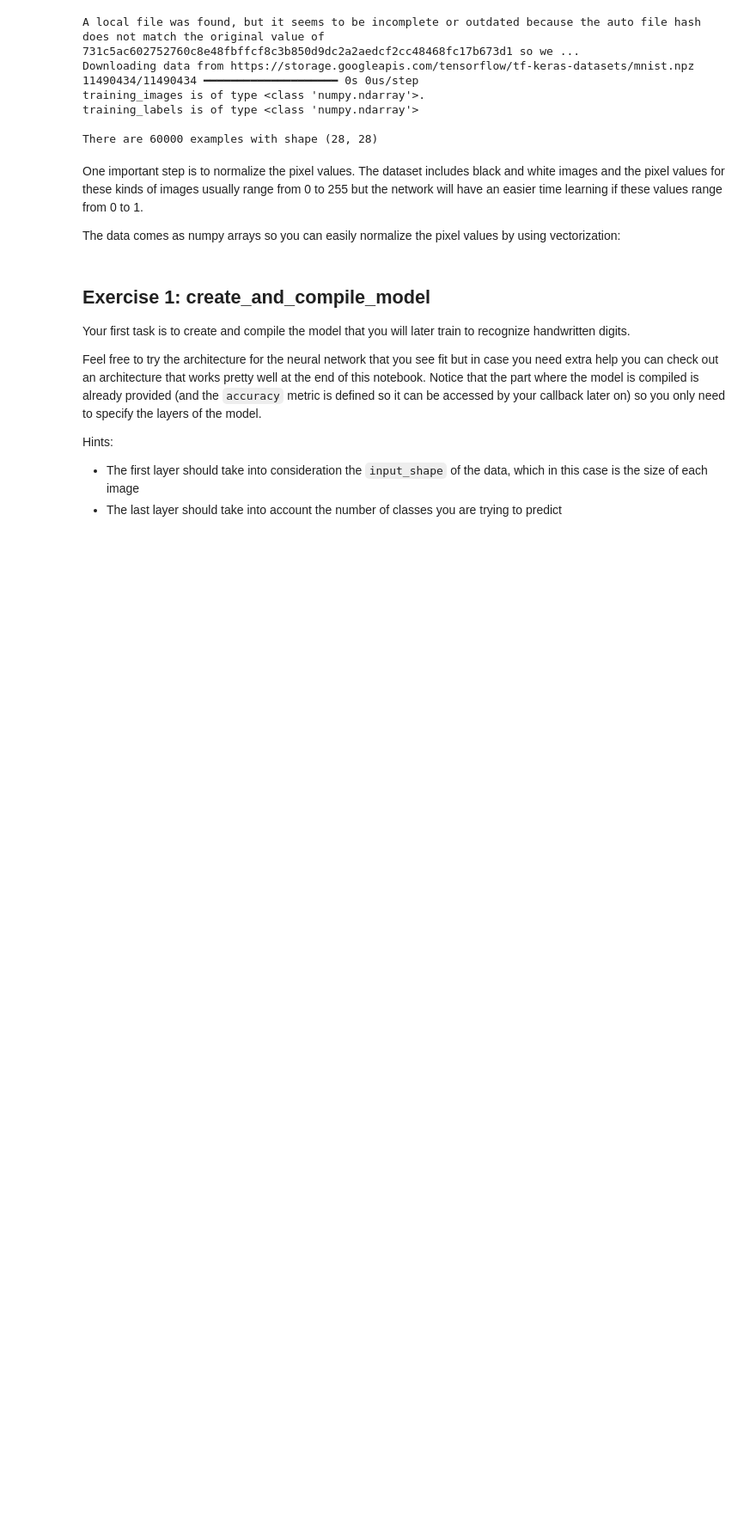
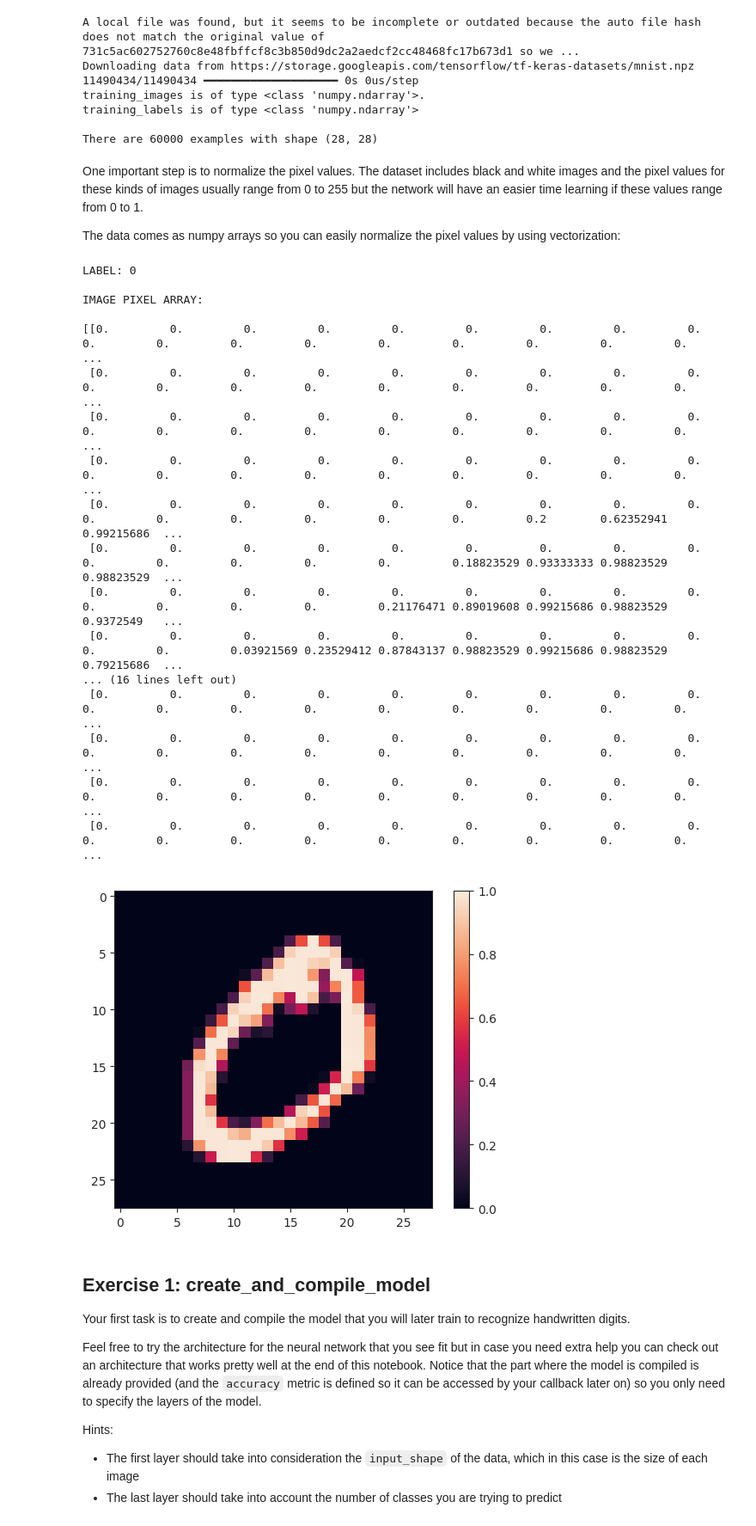
Before and after one commit to antelero/tensorflow-1-public, a Jupyter notebook: C1/W2/assignment/C1W2_Assignment.ipynb, the cells around one changed output. Shown: that part at 86% size. Drawn from its saved outputs; the diff is of its cells as text; code cells hidden in the pictures; blank space fills up the shorter version.

```diff
--- a/C1/W2/assignment/C1W2_Assignment.ipynb
+++ b/C1/W2/assignment/C1W2_Assignment.ipynb
@@ -77,6 +77,42 @@ The data comes as numpy arrays so you can easily normalize the pixel values by u
 # %%
 # Normalize pixel values
 training_images = training_images / 255.0
+# %%
+import matplotlib.pyplot as plt
+
+# You can put between 0 to 59999 here
+index = 1
+
+# Set number of characters per row when printing
+np.set_printoptions(linewidth=320)
+
+# Print the label and image
+print(f'LABEL: {training_labels[index]}')
+print(f'\nIMAGE PIXEL ARRAY:\n\n{training_images[index]}\n\n')
+
+# Visualize the image using the default colormap (viridis)
+plt.imshow(training_images[index])
+plt.colorbar()
+plt.show()
+# %% [output]
+LABEL: 0
+
+IMAGE PIXEL ARRAY:
+
+[[0.         0.         0.         0.         0.         0.         0.         0.         0.         0.         0.         0.         0.         0.         0.         0.         0.         0.          ...
+ [0.         0.         0.         0.         0.         0.         0.         0.         0.         0.         0.         0.         0.         0.         0.         0.         0.         0.          ...
+ [0.         0.         0.         0.         0.         0.         0.         0.         0.         0.         0.         0.         0.         0.         0.         0.         0.         0.          ...
+ [0.         0.         0.         0.         0.         0.         0.         0.         0.         0.         0.         0.         0.         0.         0.         0.         0.         0.          ...
+ [0.         0.         0.         0.         0.         0.         0.         0.         0.         0.         0.         0.         0.         0.         0.         0.2        0.62352941 0.99215686  ...
+ [0.         0.         0.         0.         0.         0.         0.         0.         0.         0.         0.         0.         0.         0.         0.18823529 0.93333333 0.98823529 0.98823529  ...
+ [0.         0.         0.         0.         0.         0.         0.         0.         0.         0.         0.         0.         0.         0.21176471 0.89019608 0.99215686 0.98823529 0.9372549   ...
+ [0.         0.         0.         0.         0.         0.         0.         0.         0.         0.         0.         0.03921569 0.23529412 0.87843137 0.98823529 0.99215686 0.98823529 0.79215686  ...
+... (16 lines left out)
+ [0.         0.         0.         0.         0.         0.         0.         0.         0.         0.         0.         0.         0.         0.         0.         0.         0.         0.          ...
+ [0.         0.         0.         0.         0.         0.         0.         0.         0.         0.         0.         0.         0.         0.         0.         0.         0.         0.          ...
+ [0.         0.         0.         0.         0.         0.         0.         0.         0.         0.         0.         0.         0.         0.         0.         0.         0.         0.          ...
+ [0.         0.         0.         0.         0.         0.         0.         0.         0.         0.         0.         0.         0.         0.         0.         0.         0.         0.          ...
+[figure, added]
 # %% [markdown]
 ## Exercise 1: create_and_compile_model
 
```
